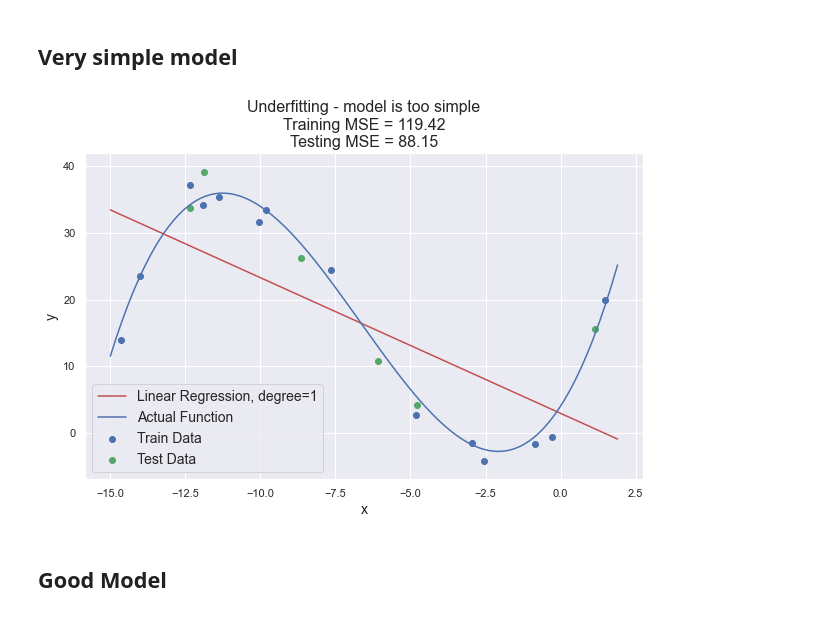
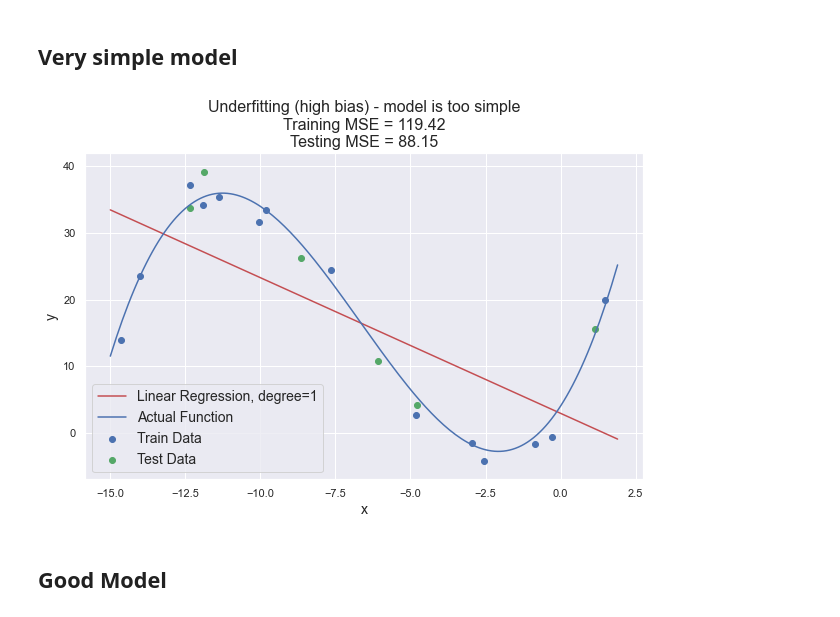
Before and after one commit to Winston-503/underfitting_vs_overfitting, a Jupyter notebook: underfitting_vs_overfitting.ipynb, the cells around one changed output. Saved outputs shown, nothing was run; the diff lists cells and outputs as text; code cells hidden in the pictures.

```diff
--- a/underfitting_vs_overfitting.ipynb
+++ b/underfitting_vs_overfitting.ipynb
@@ -135,17 +146,17 @@ Text(0.5, 1.0, 'Generated Dataset')
 # %%
 simple_degree = 1
 
 simple_model = polynomial_regression(degree=simple_degree)
 simple_model.fit(x_train[:, np.newaxis], y_train)
 
 plot_regression(x_train, y_train,
                 x_test, y_test,
                 x_true, y_true,
                 simple_model,
                 model_label=f"Linear Regression, degree={simple_degree}",
-                title='Underfitting - model is too simple')
+                title='Underfitting (high bias) - model is too simple')
 # %% [output]
-[figure, old version]
+[figure, new version]
 # %% [markdown]
 ## Good Model
 # %%
```
Also changed, not shown: parts of 10 cells of this notebook.
